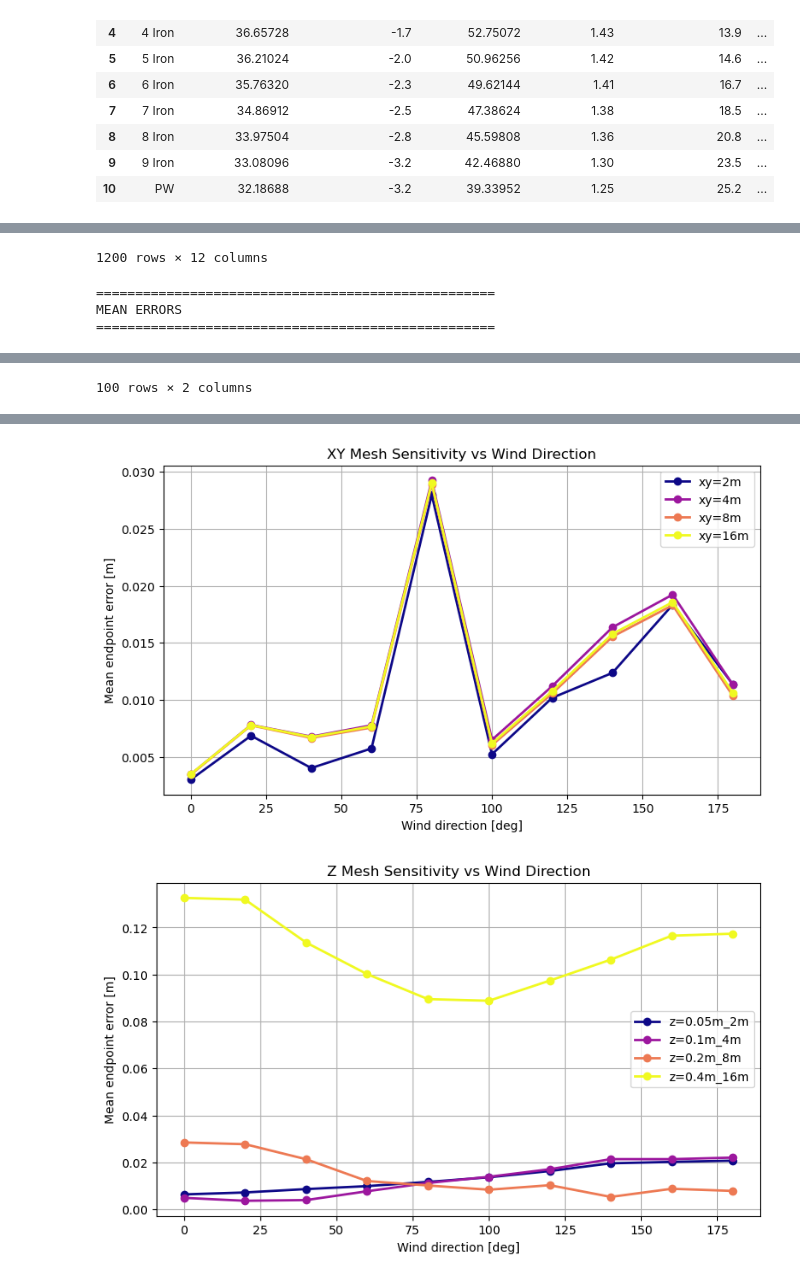
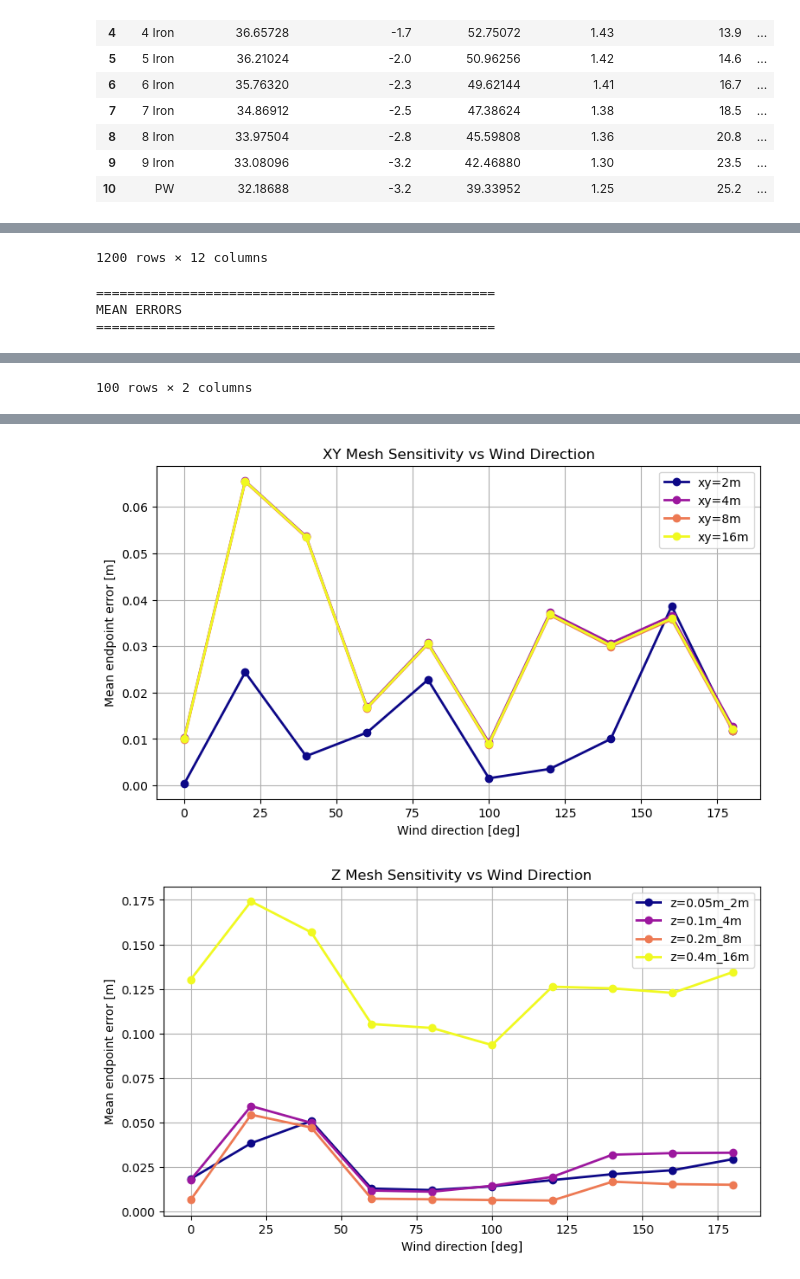
Before and after one commit to JacobManniche/Bachelor_legeplads, a Jupyter notebook: demos/grid study.ipynb, the cells around one changed output, grey strips where cells are left out. Saved outputs shown, nothing was run; the diff lists cells and outputs as text; code cells hidden in the pictures.

Commit message:
grid study, wf comp, comp updated plots

```diff
--- a/demos/grid study.ipynb
+++ b/demos/grid study.ipynb
@@ -9,7 +9,7 @@ import matplotlib.pyplot as plt
 from Tracer import WindField, Trajectory
 
 # xy grid test
-filexy1m = r'C:\Users\allpe\OneDrive\Skrivebord\DTU\Bachelorprojekt\Bachelor_legeplads\RANS\nc files\flowdata_xy1m_mb_cartesian.nc'
+filexy1m = r'C:\Users\allpe\OneDrive\Skrivebord\DTU\Bachelorprojekt\Bachelor_legeplads\demos\nc files\flowdata_xy1m_mb_cartesian.nc'
 filexy2m = r'C:\Users\allpe\OneDrive\Skrivebord\DTU\Bachelorprojekt\Bachelor_legeplads\demos\nc files\flowdata_xy2m_mb_cartesian.nc'
 filexy4m = r'C:\Users\allpe\OneDrive\Skrivebord\DTU\Bachelorprojekt\Bachelor_legeplads\demos\nc files\flowdata_xy4m_mb_cartesian.nc'
 filexy8m = r'C:\Users\allpe\OneDrive\Skrivebord\DTU\Bachelorprojekt\Bachelor_legeplads\demos\nc files\flowdata_xy8m_mb_cartesian.nc'
@@ -127,7 +127,7 @@ display(df_lpga)
 # ============================================================
 
 dt = 0.01
-solver = 'rk45'
+solver = 'euler'
 rtol = 1e-6
 
 spin_axis = 0
@@ -275,8 +275,7 @@ def solve_trajectory(
 
     traj.solve(
         solver=solver,
-        dt=None,
-        rtol=rtol
+        dt=0.01,
     )
 
     return traj.p
@@ -320,7 +319,6 @@ for idx, row in df_pga.iterrows():
                 shot_speed=shot_speed,
                 shot_angle=shot_angle,
                 shot_spin=shot_spin,
-
                 direction=direction
             )
 
@@ -655,2 +653,2 @@ MEAN ERRORS
-[figure, old version]
+[figure, new version]
-[figure, old version]
+[figure, new version]
```
Also changed, not shown: parts of 6 cells of this notebook, 1 other file.
